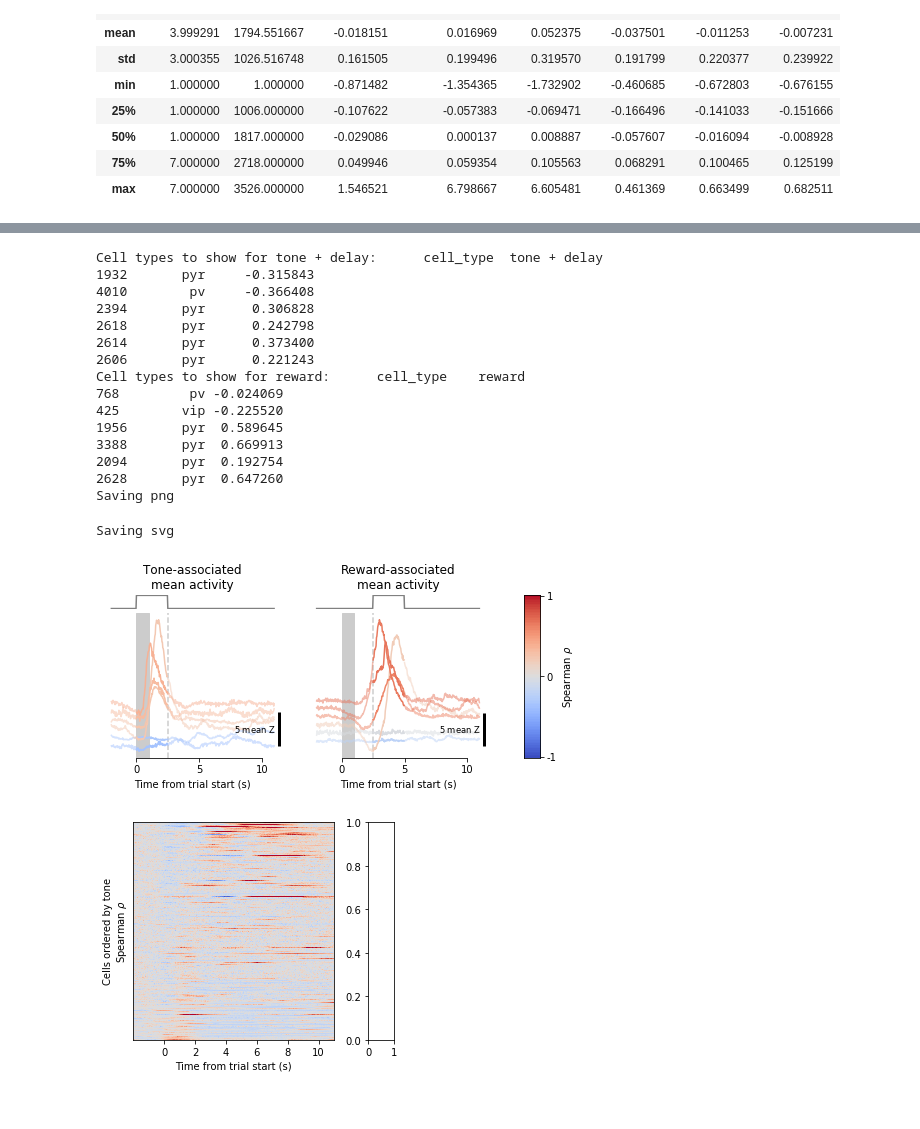
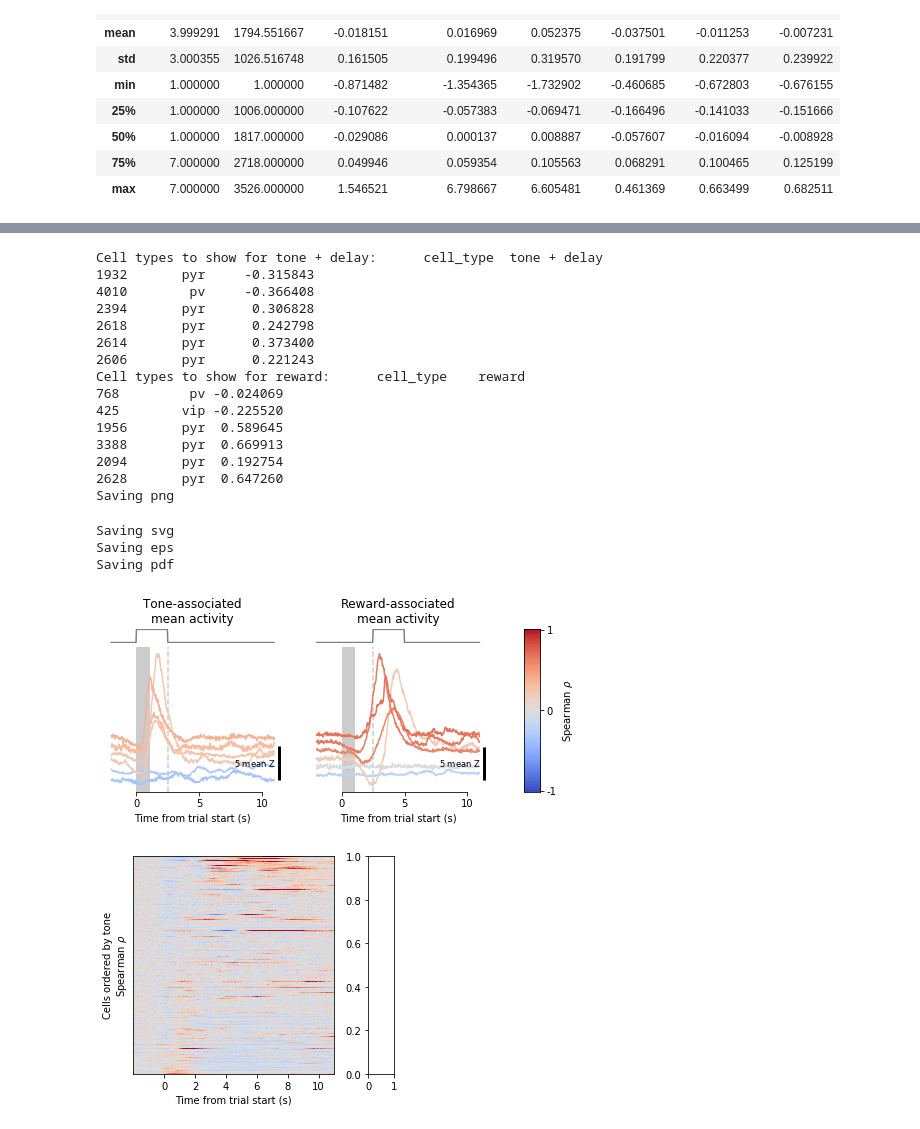
Before and after one commit to nauralcodinglab/interneuron-reward, a Jupyter notebook: notebooks/evolving_trial_structure_projections.ipynb, the cells around one changed output, grey strips where cells are left out. Cells and saved outputs as stored; diff of their text form; code cells hidden in the pictures.

Commit message:
Make sample traces a consistent colour for reviewers

```diff
--- a/notebooks/evolving_trial_structure_projections.ipynb
+++ b/notebooks/evolving_trial_structure_projections.ipynb
@@ -89,7 +89,7 @@ The data I imported has 407 VIP cells on day 1. If I did everything right, that
 # Helper function for saving figures
 # %%
 def savefig(fig_basename, **kwargs):
-    for extension in ['png', 'svg']:
+    for extension in ['png', 'svg', 'eps', 'pdf']:
         print(f'Saving {extension}')
         plt.savefig('.'.join([fig_basename, extension]), **kwargs)
 # %% [markdown]
@@ -326,23 +345,10 @@ for i, (trial_component, label, mask) in enumerate(
     mark_trial_structure()
 
     for j, k in enumerate(np.argsort(means_)):
-        component = traces_[:, k].copy()
-        component[~mask] = np.nan
-
         plt.plot(
             trial_structure.time - trial_structure.baseline_duration,
-            component + j*1.2,
+            traces_[:, k] + j*1.2,
             color=plt.cm.coolwarm(to_unit_interval(means_.iloc[k]))
-        )
-
-        not_component = traces_[:, k].copy()
-        not_component[mask] = np.nan
-
-        plt.plot(
-            trial_structure.time - trial_structure.baseline_duration,
-            not_component + j*1.2,
-            color=plt.cm.coolwarm(to_unit_interval(means_.iloc[k])),
-            alpha=0.5
         )
 
     pltools.add_scalebar(y_units=' mean Z', remove_frame=False, omit_x=True)
@@ -353,34 +359,36 @@ for i, (trial_component, label, mask) in enumerate(
 ax = plt.subplot(spec[:, -1])
 plt.imshow(np.linspace(1, -1, 101)[:, np.newaxis], cmap='coolwarm', aspect=0.1)
 plt.yticks([0, 50, 100], [1, 0, -1])
 plt.gca().yaxis.set_ticks_position('right')
 plt.gca().yaxis.set_label_position('right')
 plt.ylabel('Spearman $\\rho$')
 plt.xticks([])
 
 plt.tight_layout()
 
 savefig('../img/graphics/sample_pos_responsive_cells', dpi=600, bbox_inches='tight')
 
 del cells_to_show, traces_, means_
 # %% [output]
 Cell types to show for tone + delay:      cell_type  tone + delay
 1932       pyr     -0.315843
 4010        pv     -0.366408
 2394       pyr      0.306828
 2618       pyr      0.242798
 2614       pyr      0.373400
 2606       pyr      0.221243
 Cell types to show for reward:      cell_type    reward
 768         pv -0.024069
 425        vip -0.225520
 1956       pyr  0.589645
 3388       pyr  0.669913
 2094       pyr  0.192754
 2628       pyr  0.647260
 Saving png
 Saving svg
+Saving eps
+Saving pdf
-[figure, old version]
+[figure, new version]
 # %%
 FRAME_RATE = 30.0
 BASELINE_DURATION = 2.
```
Also changed, not shown: parts of 1 cell of this notebook.
